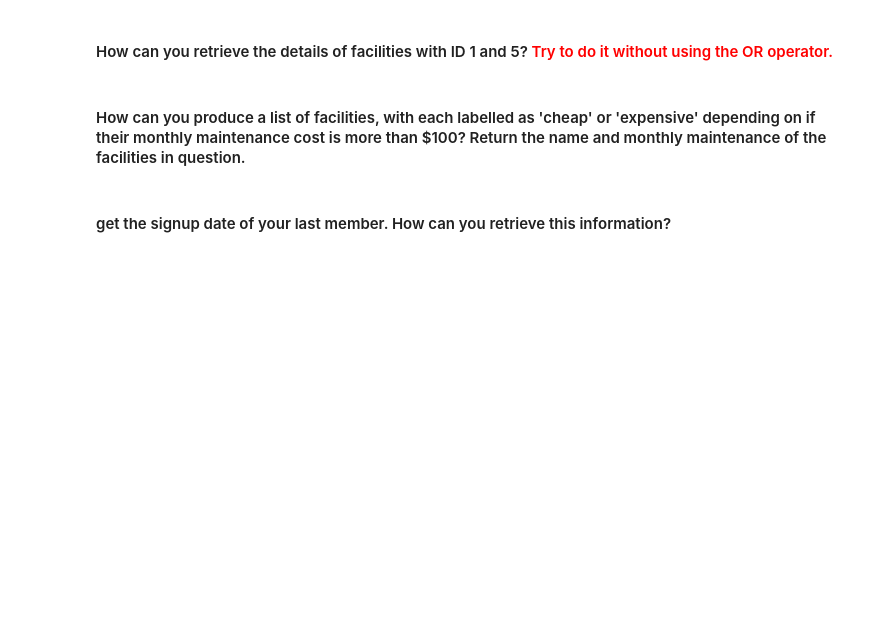
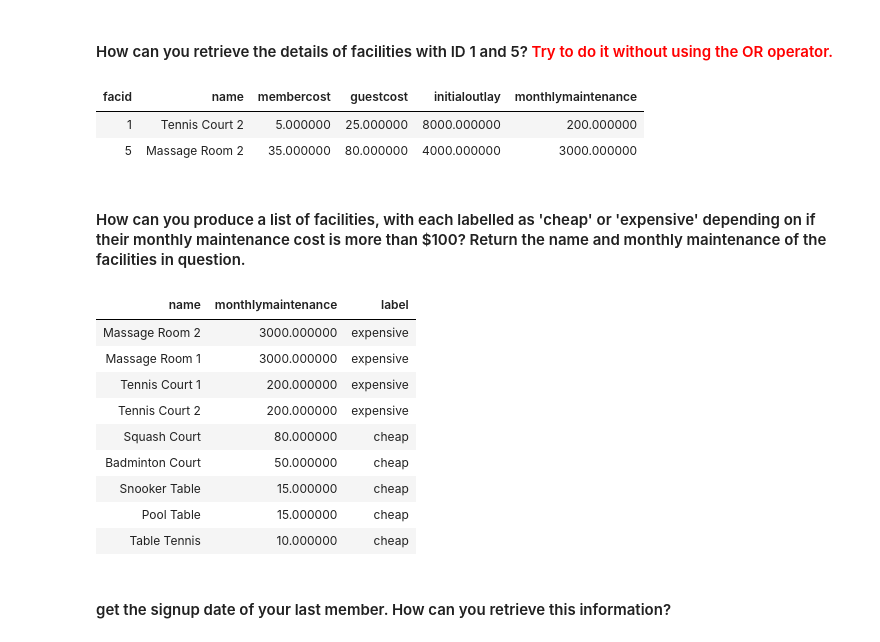
Before and after one commit to haicheviet/dataeng-course-1, a Jupyter notebook: homework_postgres/PostgreSQL-Students.ipynb, the cells around one changed output. Cells and saved outputs as stored; diff of their text form; code cells hidden in the pictures; blank space fills up the shorter version.

```diff
--- a/homework_postgres/PostgreSQL-Students.ipynb
+++ b/homework_postgres/PostgreSQL-Students.ipynb
@@ -731,3 +1308,17 @@ Imagine now that we are going to extend our DB with new movies, actors, even wit
+# %%
+# YOU CODE for Adding 2 more Directors
+add_new_record_to_person = """INSERT INTO person (id, name, born)
+                             VALUES
+                                (9, 'Lilly Wachowski', 1967),
+                                (10, 'Lana Wachowski', 1965);
+
+                            """
+try:
+    cursor.execute(add_new_record_to_person)
+    con.commit()
+except (Exception, psycopg2.Error) as error:
+    con.rollback()
+    print("Error:", error)
 # %% [markdown]
 #### Specifying this new Label ("Director") will require "normalization"
 
@@ -807,2 +1596,12 @@ I highly suggest modeling this a little more "normalized". You are already on th
+# %%
+##YOUR QUERY HERE##
+query="""SELECT * FROM cd.facilities
+        WHERE facid IN (1,5)"""
+result = psql.read_sql(query, con)
+display(result.style.hide_index())
+# %% [output]
+| facid | name | membercost | guestcost | initialoutlay | monthlymaintenance |
+| 1 | Tennis Court 2 | 5.000000 | 25.000000 | 8000.000000 | 200.000000 |
+| 5 | Massage Room 2 | 35.000000 | 80.000000 | 4000.000000 | 3000.000000 |
 # %% [markdown]
 ####  How can you produce a list of facilities, with each labelled as 'cheap' or 'expensive' depending on if their monthly maintenance cost is more than $100? Return the name and monthly maintenance of the facilities in question.
@@ -811,2 +1608,25 @@ I highly suggest modeling this a little more "normalized". You are already on th
+# %%
+##YOUR QUERY HERE##
+query="""SELECT name, monthlymaintenance,
+         CASE
+            WHEN monthlymaintenance > 100 THEN 'expensive'
+            ELSE 'cheap'
+         END AS label
+         FROM cd.facilities
+         ORDER BY monthlymaintenance DESC
+    """
+result = psql.read_sql(query, con)
+display(result.style.hide_index())
+# %% [output]
+| name | monthlymaintenance | label |
+| Massage Room 2 | 3000.000000 | expensive |
+| Massage Room 1 | 3000.000000 | expensive |
+| Tennis Court 1 | 200.000000 | expensive |
+| Tennis Court 2 | 200.000000 | expensive |
+| Squash Court | 80.000000 | cheap |
+| Badminton Court | 50.000000 | cheap |
+| Snooker Table | 15.000000 | cheap |
+| Pool Table | 15.000000 | cheap |
+| Table Tennis | 10.000000 | cheap |
 # %% [markdown]
 ####  get the signup date of your last member. How can you retrieve this information?
```
Also changed, not shown: parts of 125 cells of this notebook.
